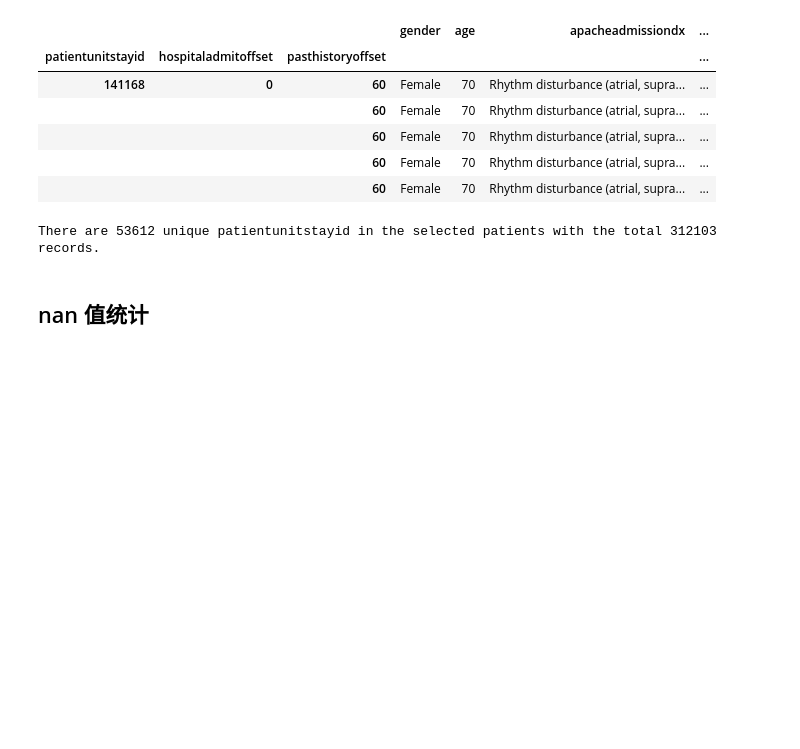
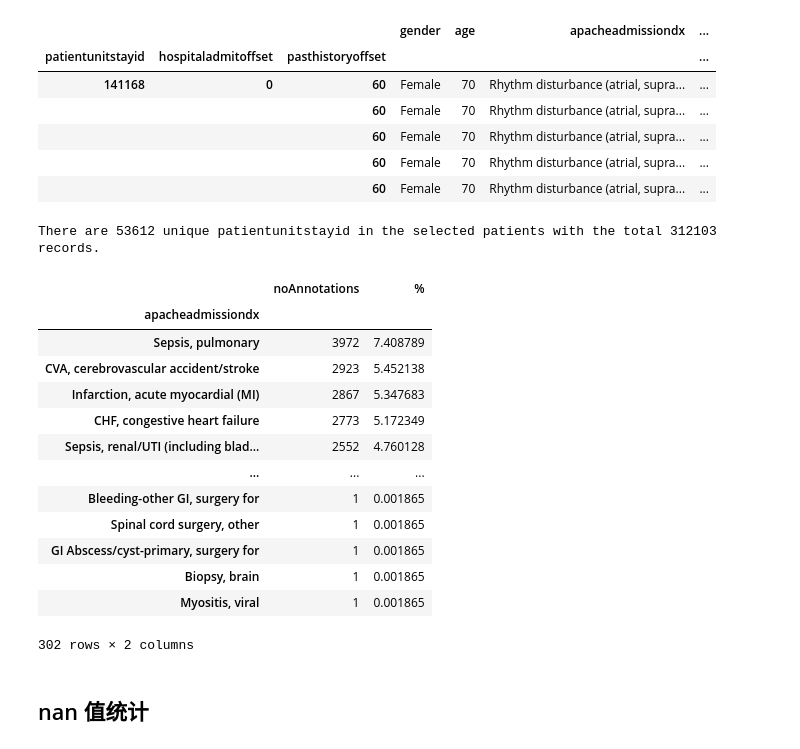
Before and after one commit to joy628/master-project, a Jupyter notebook: data-prepossing-2/pastHistory.ipynb, the cells around one changed output. Cells and saved outputs as stored; diff of their text form; code cells hidden in the pictures; blank space fills up the shorter version.

```diff
--- a/data-prepossing-2/pastHistory.ipynb
+++ b/data-prepossing-2/pastHistory.ipynb
@@ -167,6 +167,28 @@ r=len(df1)
 print("There are {} unique patientunitstayid in the selected patients with the total {} records.".format(n,r))
 # %% [output]
 There are 53612 unique patientunitstayid in the selected patients with the total 312103 records.
+# %%
+df1_reset = df1.reset_index()
+df_unique = df1_reset.drop_duplicates(subset=['patientunitstayid'])
+freq = pd.DataFrame()
+freq['noAnnotations'] = df_unique['apacheadmissiondx'].value_counts()
+freq['%'] = (df_unique['apacheadmissiondx'].value_counts() / len(df_unique)) * 100
+freq
+# %% [output]
+|  | noAnnotations | % |
+| apacheadmissiondx |  |  |
+| Sepsis, pulmonary | 3972 | 7.408789 |
+| CVA, cerebrovascular accident/stroke | 2923 | 5.452138 |
+| Infarction, acute myocardial (MI) | 2867 | 5.347683 |
+| CHF, congestive heart failure | 2773 | 5.172349 |
+| Sepsis, renal/UTI (including blad... | 2552 | 4.760128 |
+| ... | ... | ... |
+| Bleeding-other GI, surgery for | 1 | 0.001865 |
+| Spinal cord surgery, other | 1 | 0.001865 |
+| GI Abscess/cyst-primary, surgery for | 1 | 0.001865 |
+| Biopsy, brain | 1 | 0.001865 |
+| Myositis, viral | 1 | 0.001865 |
+302 rows × 2 columns
 # %% [markdown]
 ## nan 值统计
 # %%
```
Also changed, not shown: parts of 2 cells of this notebook.
